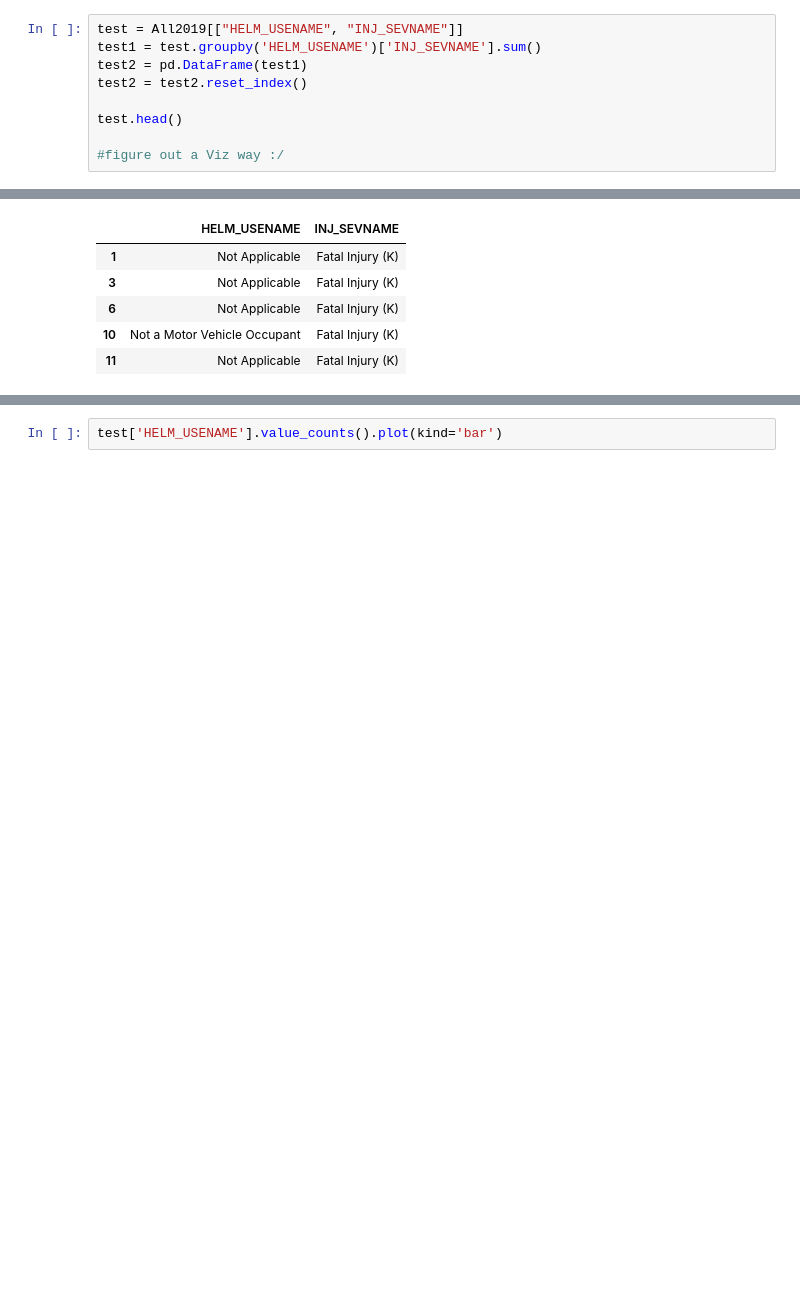
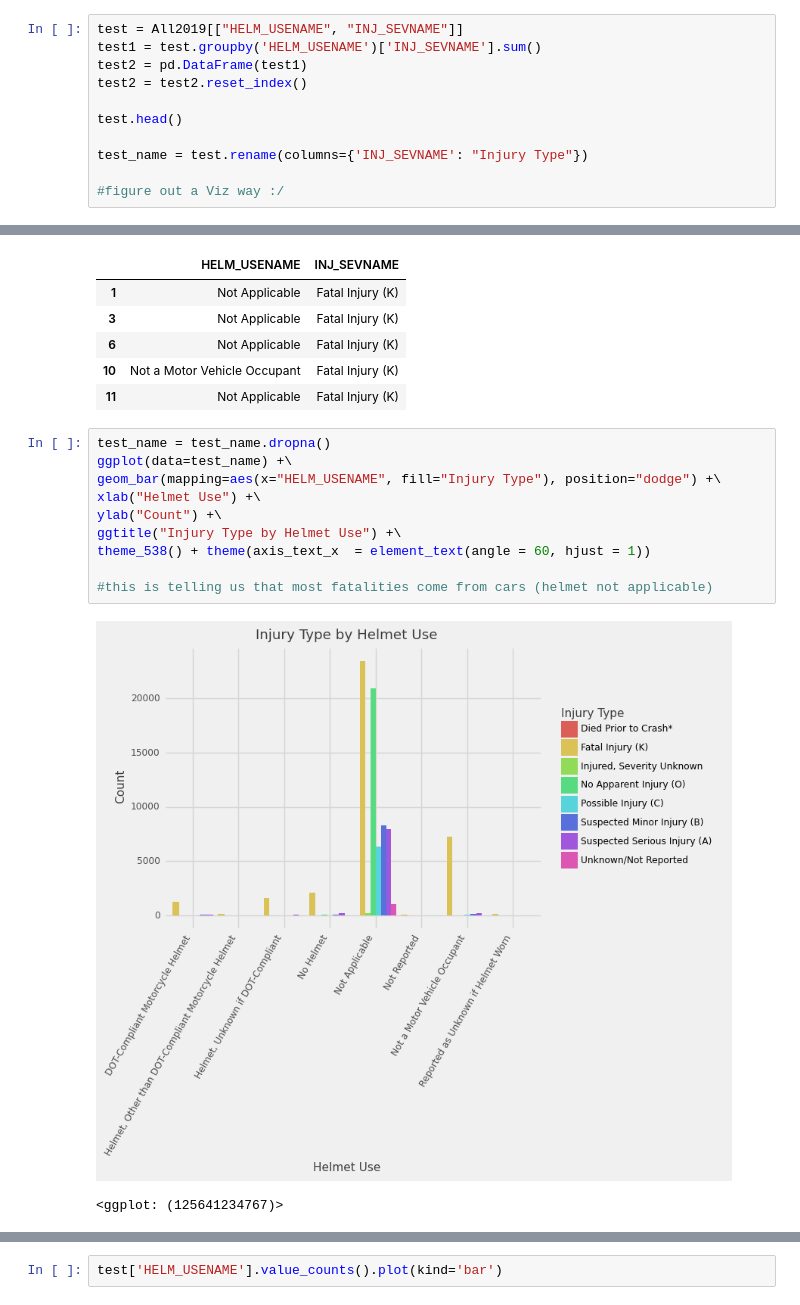
Before and after one commit to joshrrosen/PPOL564-Final-Project, a Jupyter notebook: MISC_Viz.ipynb, the cells around one changed output, grey strips where cells are left out. Saved outputs shown, nothing was run; the diff lists cells and outputs as text; blank space fills up the shorter version.

Commit message:
11/27 -m ggplot viz added

```diff
--- a/MISC_Viz.ipynb
+++ b/MISC_Viz.ipynb
@@ -274,4 +286,6 @@ test2 = test2.reset_index()
 
 test.head()
 
+test_name = test.rename(columns={'INJ_SEVNAME': "Injury Type"})
+
 #figure out a Viz way :/
@@ -293,6 +300,19 @@ fatal_inj_test.head()
 | 6 | Not Applicable | Fatal Injury (K) |
 | 10 | Not a Motor Vehicle Occupant | Fatal Injury (K) |
 | 11 | Not Applicable | Fatal Injury (K) |
+# %%
+test_name = test_name.dropna()
+ggplot(data=test_name) +\
+geom_bar(mapping=aes(x="HELM_USENAME", fill="Injury Type"), position="dodge") +\
+xlab("Helmet Use") +\
+ylab("Count") +\
+ggtitle("Injury Type by Helmet Use") +\
+theme_538() + theme(axis_text_x  = element_text(angle = 60, hjust = 1))
+
+#this is telling us that most fatalities come from cars (helmet not applicable)
+# %% [output]
+[figure, added]
+<ggplot: (125641234767)>
 # %%
 test['INJ_SEVNAME'].value_counts().plot(kind='bar')
 # %% [output]
```
Also changed, not shown: parts of 26 cells of this notebook.
